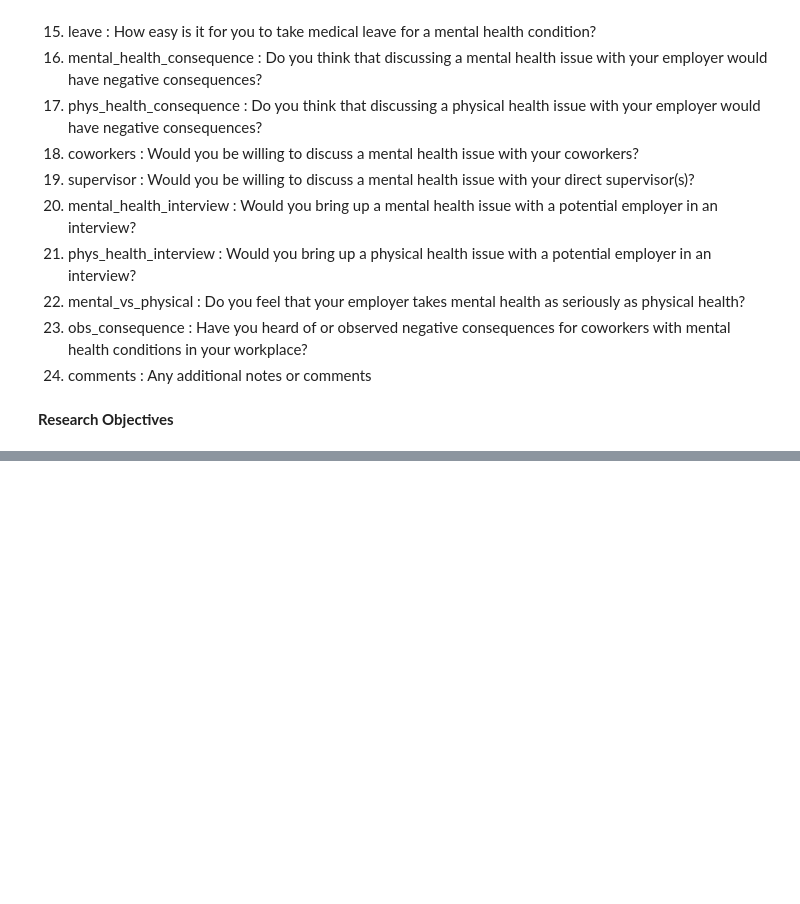
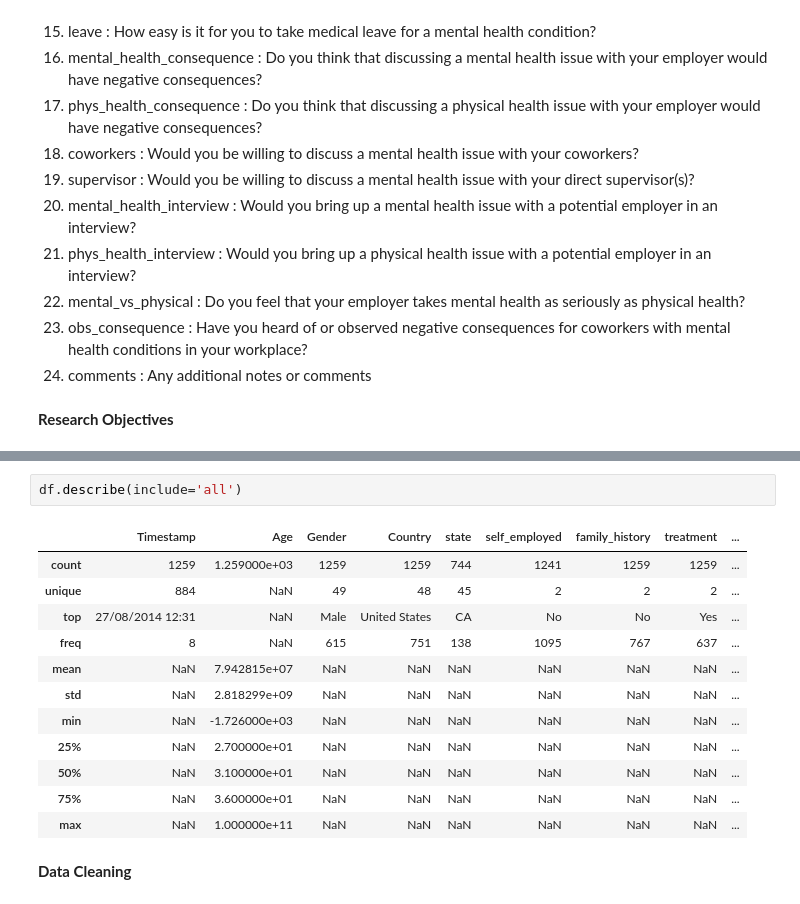
Before and after one commit to Calvince1/Cal, a Jupyter notebook: 149481_CSA.ipynb, the cells around one changed output, grey strips where cells are left out. Saved outputs shown, nothing was run; the diff lists cells and outputs as text; blank space fills up the shorter version.

```diff
--- a/149481_CSA.ipynb
+++ b/149481_CSA.ipynb
@@ -67,0 +123,17 @@ data.head()
+# %%
+df.describe(include='all')
+# %% [output]
+|  | Timestamp | Age | Gender | Country | state | self_employed | family_history | treatment | ... |
+| count | 1259 | 1.259000e+03 | 1259 | 1259 | 744 | 1241 | 1259 | 1259 | ... |
+| unique | 884 | NaN | 49 | 48 | 45 | 2 | 2 | 2 | ... |
+| top | 27/08/2014 12:31 | NaN | Male | United States | CA | No | No | Yes | ... |
+| freq | 8 | NaN | 615 | 751 | 138 | 1095 | 767 | 637 | ... |
+| mean | NaN | 7.942815e+07 | NaN | NaN | NaN | NaN | NaN | NaN | ... |
+| std | NaN | 2.818299e+09 | NaN | NaN | NaN | NaN | NaN | NaN | ... |
+| min | NaN | -1.726000e+03 | NaN | NaN | NaN | NaN | NaN | NaN | ... |
+| 25% | NaN | 2.700000e+01 | NaN | NaN | NaN | NaN | NaN | NaN | ... |
+| 50% | NaN | 3.100000e+01 | NaN | NaN | NaN | NaN | NaN | NaN | ... |
+| 75% | NaN | 3.600000e+01 | NaN | NaN | NaN | NaN | NaN | NaN | ... |
+| max | NaN | 1.000000e+11 | NaN | NaN | NaN | NaN | NaN | NaN | ... |
+# %% [markdown]
+**Data Cleaning**
```
Also changed, not shown: parts of 23 cells of this notebook.
